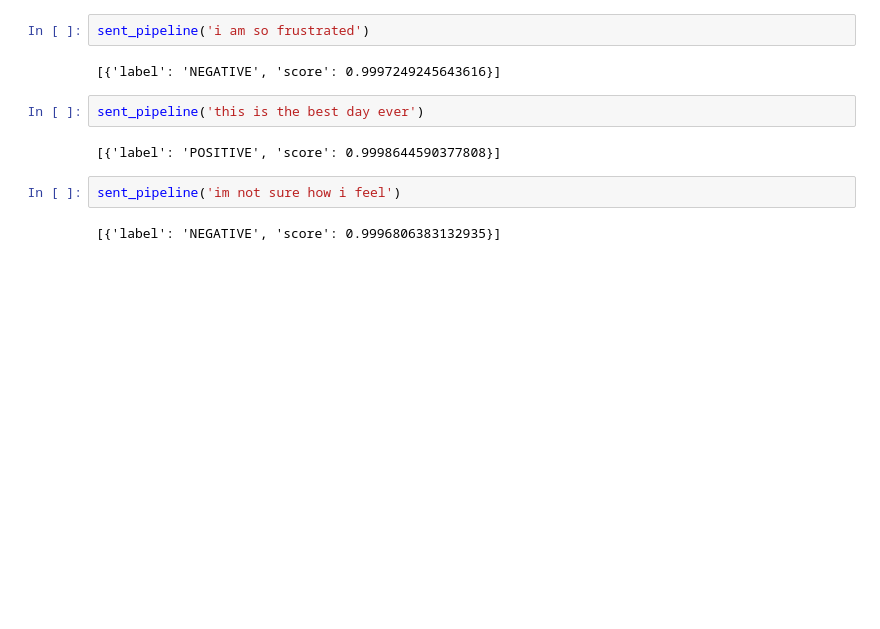
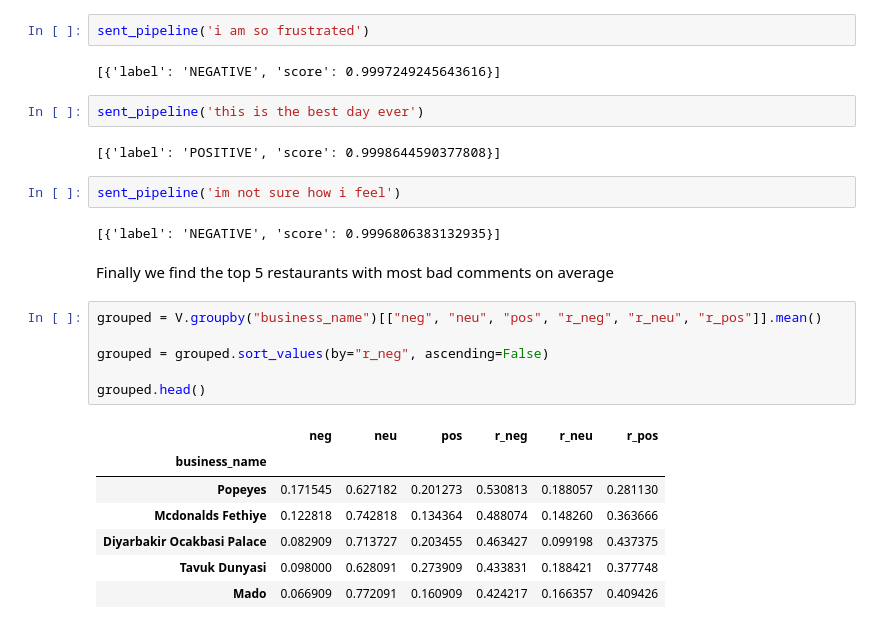
Before and after one commit to juanesgarg/Sentiment_Analysis, a Jupyter notebook: sentiment_analysis_restaurants.ipynb, the cells around one changed output. Saved outputs shown, nothing was run; the diff lists cells and outputs as text; blank space fills up the shorter version.

```diff
--- a/sentiment_analysis_restaurants.ipynb
+++ b/sentiment_analysis_restaurants.ipynb
@@ -374,3 +374,19 @@ sent_pipeline('this is the best day ever')
 sent_pipeline('im not sure how i feel')
 # %% [output]
 [{'label': 'NEGATIVE', 'score': 0.9996806383132935}]
+# %% [markdown]
+Finally we find the top 5 restaurants with most bad comments on average
+# %%
+grouped = V.groupby("business_name")[["neg", "neu", "pos", "r_neg", "r_neu", "r_pos"]].mean()
+
+grouped = grouped.sort_values(by="r_neg", ascending=False)
+
+grouped.head()
+# %% [output]
+|  | neg | neu | pos | r_neg | r_neu | r_pos |
+| business_name |  |  |  |  |  |  |
+| Popeyes | 0.171545 | 0.627182 | 0.201273 | 0.530813 | 0.188057 | 0.281130 |
+| Mcdonalds Fethiye | 0.122818 | 0.742818 | 0.134364 | 0.488074 | 0.148260 | 0.363666 |
+| Diyarbakir Ocakbasi Palace | 0.082909 | 0.713727 | 0.203455 | 0.463427 | 0.099198 | 0.437375 |
+| Tavuk Dunyasi | 0.098000 | 0.628091 | 0.273909 | 0.433831 | 0.188421 | 0.377748 |
+| Mado | 0.066909 | 0.772091 | 0.160909 | 0.424217 | 0.166357 | 0.409426 |
```
